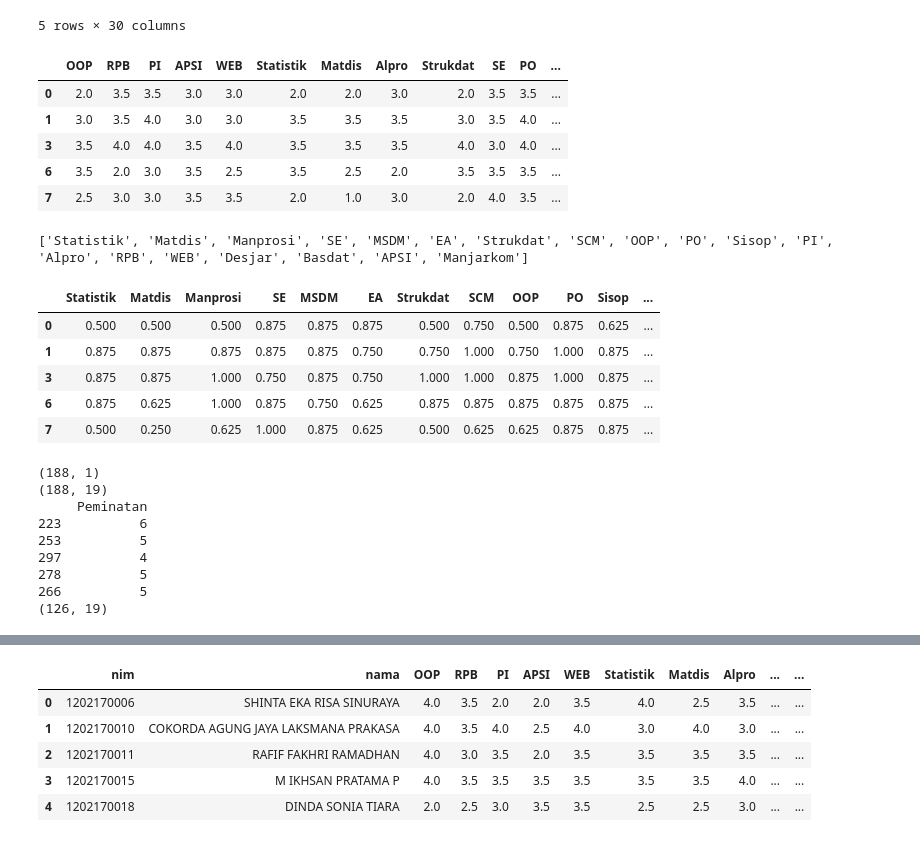
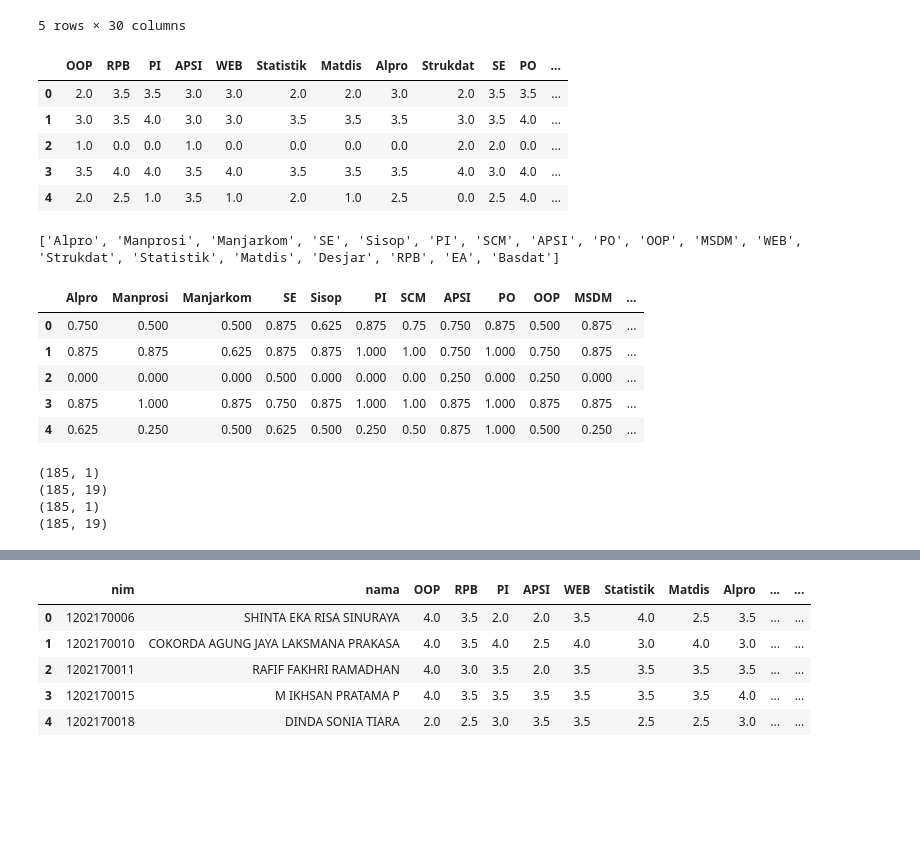
Before and after one commit to zasiem/Pekerti, a Jupyter notebook: seleksi-peminatan-cnn.ipynb, the cells around one changed output, grey strips where cells are left out. Drawn from its saved outputs; the diff is of its cells as text; code cells hidden in the pictures; blank space fills up the shorter version.

```diff
--- a/seleksi-peminatan-cnn.ipynb
+++ b/seleksi-peminatan-cnn.ipynb
@@ -41,6 +41,8 @@ for index, row in df.iterrows() :
         new_class[index] = 6
     elif row['Peminatan'] == "ISM" :
         new_class[index] = 7
+    else :
+        new_class[index] = 0
 df["Peminatan"] = new_class
 df.head()
 # %% [output]
@@ -53,54 +55,50 @@ df.head()
 5 rows × 30 columns
 # %%
 #change column in dataframe
-dfNew = df[df.Peminatan != 0]
+# dfNew = df[df.Peminatan != 0]
+dfNew = df
 dfNew = dfNew.drop(['Status','Keterangan','Pilihan 1','Tanggal Lulus','No','NIM','MP1','MP2','MP3','RPL'],axis=1)
 dfNew.rename(columns={'KSI':'Manprosi'}, inplace=True)
 dfNew.head()
 # %% [output]
 |  | OOP | RPB | PI | APSI | WEB | Statistik | Matdis | Alpro | Strukdat | SE | PO | ... |
 | 0 | 2.0 | 3.5 | 3.5 | 3.0 | 3.0 | 2.0 | 2.0 | 3.0 | 2.0 | 3.5 | 3.5 | ... |
 | 1 | 3.0 | 3.5 | 4.0 | 3.0 | 3.0 | 3.5 | 3.5 | 3.5 | 3.0 | 3.5 | 4.0 | ... |
+| 2 | 1.0 | 0.0 | 0.0 | 1.0 | 0.0 | 0.0 | 0.0 | 0.0 | 2.0 | 2.0 | 0.0 | ... |
 | 3 | 3.5 | 4.0 | 4.0 | 3.5 | 4.0 | 3.5 | 3.5 | 3.5 | 4.0 | 3.0 | 4.0 | ... |
-| 6 | 3.5 | 2.0 | 3.0 | 3.5 | 2.5 | 3.5 | 2.5 | 2.0 | 3.5 | 3.5 | 3.5 | ... |
-| 7 | 2.5 | 3.0 | 3.0 | 3.5 | 3.5 | 2.0 | 1.0 | 3.0 | 2.0 | 4.0 | 3.5 | ... |
+| 4 | 2.0 | 2.5 | 1.0 | 3.5 | 1.0 | 2.0 | 1.0 | 2.5 | 0.0 | 2.5 | 4.0 | ... |
 # %%
 #select target column and predictor column
 target = ["Peminatan"]
 predictors = list(set(list(dfNew.columns))-set(target))
 print(predictors)
 # %% [output]
-['Statistik', 'Matdis', 'Manprosi', 'SE', 'MSDM', 'EA', 'Strukdat', 'SCM', 'OOP', 'PO', 'Sisop', 'PI', 'Alpro', 'RPB', 'WEB', 'Desjar', 'Basdat', 'APSI', 'Manjarkom']
+['Alpro', 'Manprosi', 'Manjarkom', 'SE', 'Sisop', 'PI', 'SCM', 'APSI', 'PO', 'OOP', 'MSDM', 'WEB', 'Strukdat', 'Statistik', 'Matdis', 'Desjar', 'RPB', 'EA', 'Basdat']
 # %%
 #get predictor data
 dfNew[predictors] = dfNew[predictors]/dfNew[predictors].max()
 dfNew[predictors].head()
 # %% [output]
-|  | Statistik | Matdis | Manprosi | SE | MSDM | EA | Strukdat | SCM | OOP | PO | Sisop | ... |
-| 0 | 0.500 | 0.500 | 0.500 | 0.875 | 0.875 | 0.875 | 0.500 | 0.750 | 0.500 | 0.875 | 0.625 | ... |
-| 1 | 0.875 | 0.875 | 0.875 | 0.875 | 0.875 | 0.750 | 0.750 | 1.000 | 0.750 | 1.000 | 0.875 | ... |
-| 3 | 0.875 | 0.875 | 1.000 | 0.750 | 0.875 | 0.750 | 1.000 | 1.000 | 0.875 | 1.000 | 0.875 | ... |
-| 6 | 0.875 | 0.625 | 1.000 | 0.875 | 0.750 | 0.625 | 0.875 | 0.875 | 0.875 | 0.875 | 0.875 | ... |
-| 7 | 0.500 | 0.250 | 0.625 | 1.000 | 0.875 | 0.625 | 0.500 | 0.625 | 0.625 | 0.875 | 0.875 | ... |
+|  | Alpro | Manprosi | Manjarkom | SE | Sisop | PI | SCM | APSI | PO | OOP | MSDM | ... |
+| 0 | 0.750 | 0.500 | 0.500 | 0.875 | 0.625 | 0.875 | 0.75 | 0.750 | 0.875 | 0.500 | 0.875 | ... |
+| 1 | 0.875 | 0.875 | 0.625 | 0.875 | 0.875 | 1.000 | 1.00 | 0.750 | 1.000 | 0.750 | 0.875 | ... |
+| 2 | 0.000 | 0.000 | 0.000 | 0.500 | 0.000 | 0.000 | 0.00 | 0.250 | 0.000 | 0.250 | 0.000 | ... |
+| 3 | 0.875 | 1.000 | 0.875 | 0.750 | 0.875 | 1.000 | 1.00 | 0.875 | 1.000 | 0.875 | 0.875 | ... |
+| 4 | 0.625 | 0.250 | 0.500 | 0.625 | 0.500 | 0.250 | 0.50 | 0.875 | 1.000 | 0.500 | 0.250 | ... |
 # %%
 X = dfNew[target]
 y = dfNew[predictors]
 
-X_train, X_test, y_train, y_test = train_test_split(X, y, test_size=0.40, random_state=60)
+X_train, X_test, y_train, y_test = train_test_split(X, y, test_size=0.5, train_size=0.5)
 print(X_train.shape)
 print(y_train.shape)
-print(X_test.head())
+print(X_test.shape)
 print(y_test.shape)
 # %% [output]
-(188, 1)
-(188, 19)
-     Peminatan
-223          6
-253          5
-297          4
-278          5
-266          5
-(126, 19)
+(185, 1)
+(185, 19)
+(185, 1)
+(185, 19)
 # %%
 X_trains = to_categorical(X_train)
 X_tests = to_categorical(X_test)
```
Also changed, not shown: parts of 5 cells of this notebook, 2 other files.
